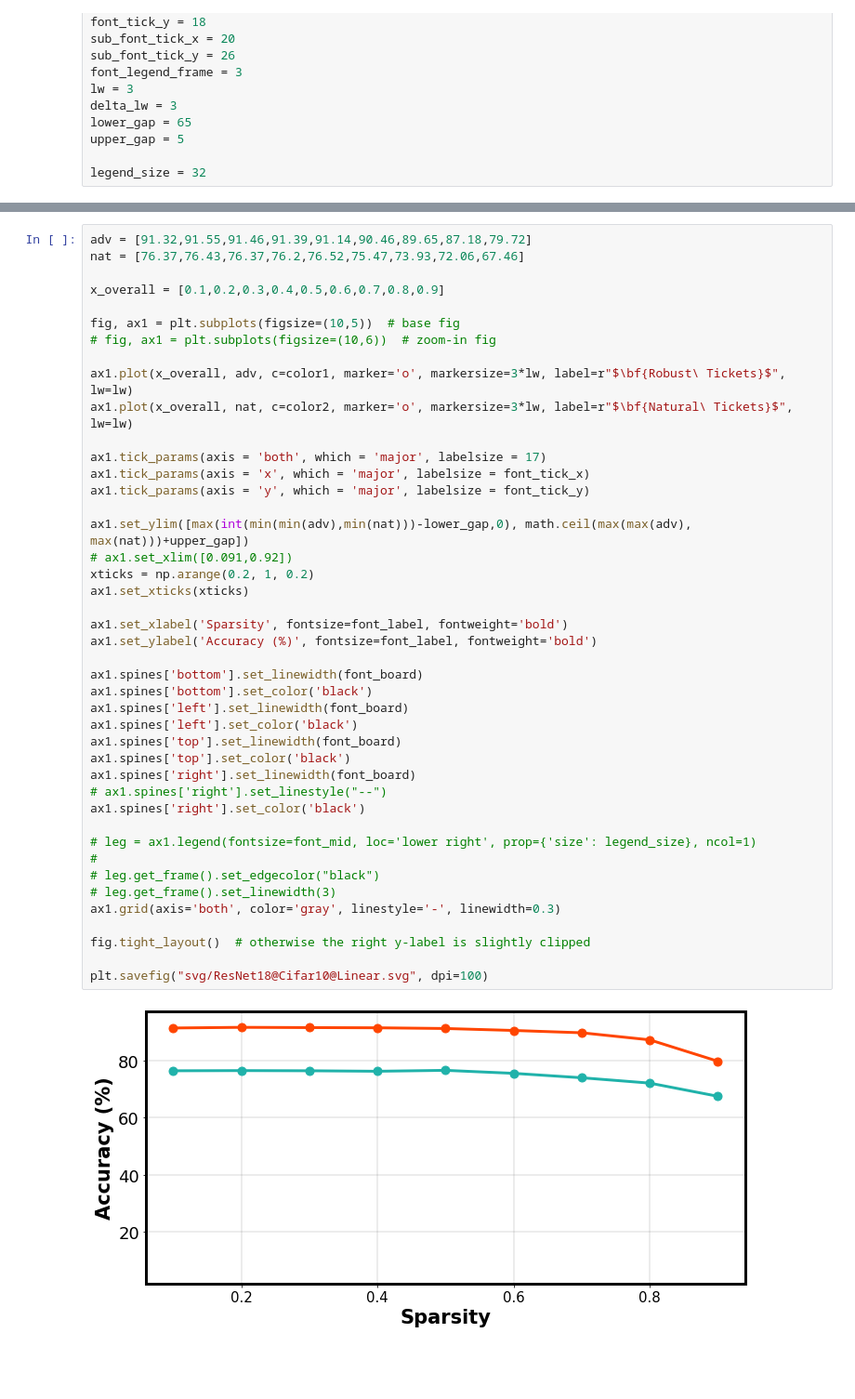
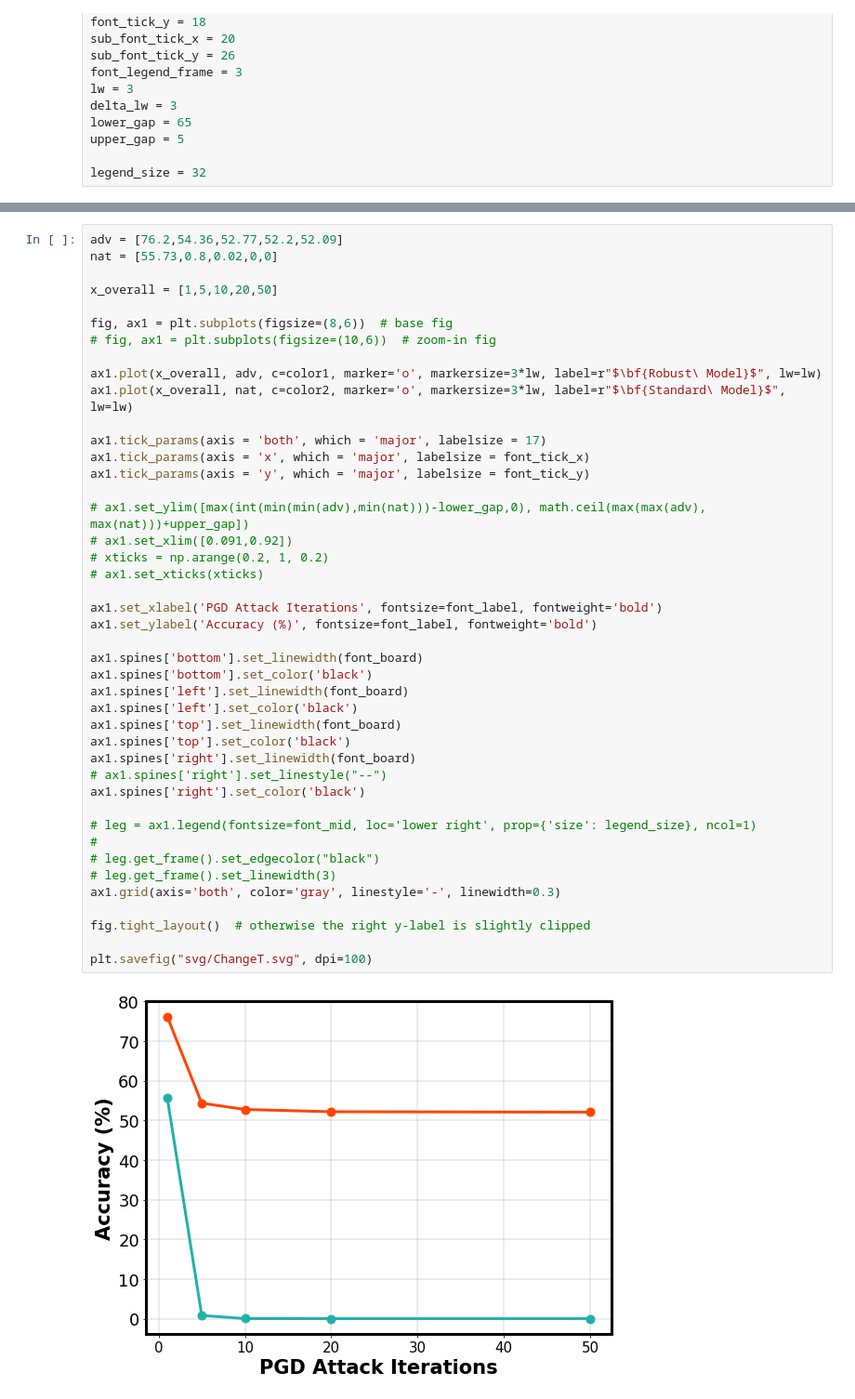
Before and after one commit to YEthYuan/UCSBAdvMLProject1, a Jupyter notebook: visualization.ipynb, the cells around one changed output, grey strips where cells are left out. Shown: that part at 93% size. Drawn from its saved outputs; the diff is of its cells as text; blank space fills up the shorter version.

```diff
--- a/visualization.ipynb
+++ b/visualization.ipynb
@@ -70,46 +130,46 @@ legend_size = 32
 # %%
-adv = [91.32,91.55,91.46,91.39,91.14,90.46,89.65,87.18,79.72]
-nat = [76.37,76.43,76.37,76.2,76.52,75.47,73.93,72.06,67.46]
+adv = [76.2,54.36,52.77,52.2,52.09]
+nat = [55.73,0.8,0.02,0,0]
 
-x_overall = [0.1,0.2,0.3,0.4,0.5,0.6,0.7,0.8,0.9]
+x_overall = [1,5,10,20,50]
 
-fig, ax1 = plt.subplots(figsize=(10,5))  # base fig
+fig, ax1 = plt.subplots(figsize=(8,6))  # base fig
 # fig, ax1 = plt.subplots(figsize=(10,6))  # zoom-in fig
 
-ax1.plot(x_overall, adv, c=color1, marker='o', markersize=3*lw, label=r"$\bf{Robust\ Tickets}$", lw=lw)
-ax1.plot(x_overall, nat, c=color2, marker='o', markersize=3*lw, label=r"$\bf{Natural\ Tickets}$", lw=lw)
+ax1.plot(x_overall, adv, c=color1, marker='o', markersize=3*lw, label=r"$\bf{Robust\ Model}$", lw=lw)
+ax1.plot(x_overall, nat, c=color2, marker='o', markersize=3*lw, label=r"$\bf{Standard\ Model}$", lw=lw)
 
 ax1.tick_params(axis = 'both', which = 'major', labelsize = 17)
 ax1.tick_params(axis = 'x', which = 'major', labelsize = font_tick_x)
 ax1.tick_params(axis = 'y', which = 'major', labelsize = font_tick_y)
 
-ax1.set_ylim([max(int(min(min(adv),min(nat)))-lower_gap,0), math.ceil(max(max(adv), max(nat)))+upper_gap])
+# ax1.set_ylim([max(int(min(min(adv),min(nat)))-lower_gap,0), math.ceil(max(max(adv), max(nat)))+upper_gap])
 # ax1.set_xlim([0.091,0.92])
-xticks = np.arange(0.2, 1, 0.2)
-ax1.set_xticks(xticks)
+# xticks = np.arange(0.2, 1, 0.2)
+# ax1.set_xticks(xticks)
 
-ax1.set_xlabel('Sparsity', fontsize=font_label, fontweight='bold')
+ax1.set_xlabel('PGD Attack Iterations', fontsize=font_label, fontweight='bold')
 ax1.set_ylabel('Accuracy (%)', fontsize=font_label, fontweight='bold')
 
 ax1.spines['bottom'].set_linewidth(font_board)
 ax1.spines['bottom'].set_color('black')
 ax1.spines['left'].set_linewidth(font_board)
 ax1.spines['left'].set_color('black')
 ax1.spines['top'].set_linewidth(font_board)
 ax1.spines['top'].set_color('black')
 ax1.spines['right'].set_linewidth(font_board)
 # ax1.spines['right'].set_linestyle("--")
 ax1.spines['right'].set_color('black')
 
 # leg = ax1.legend(fontsize=font_mid, loc='lower right', prop={'size': legend_size}, ncol=1)
 #
 # leg.get_frame().set_edgecolor("black")
 # leg.get_frame().set_linewidth(3)
 ax1.grid(axis='both', color='gray', linestyle='-', linewidth=0.3)
 
 fig.tight_layout()  # otherwise the right y-label is slightly clipped
 
-plt.savefig("svg/ResNet18@Cifar10@Linear.svg", dpi=100)
+plt.savefig("svg/ChangeT.svg", dpi=100)
 # %% [output]
-[figure, old version]
+[figure, new version]
 # %%
```
Also changed, not shown: parts of 9 cells of this notebook, 6 other files.
